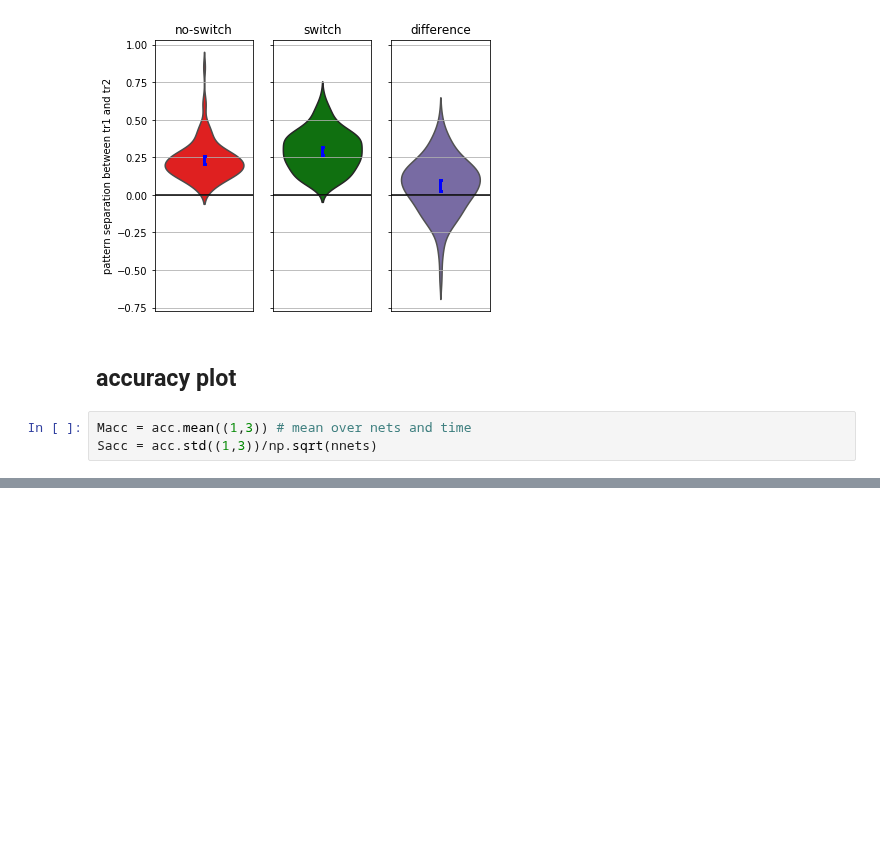
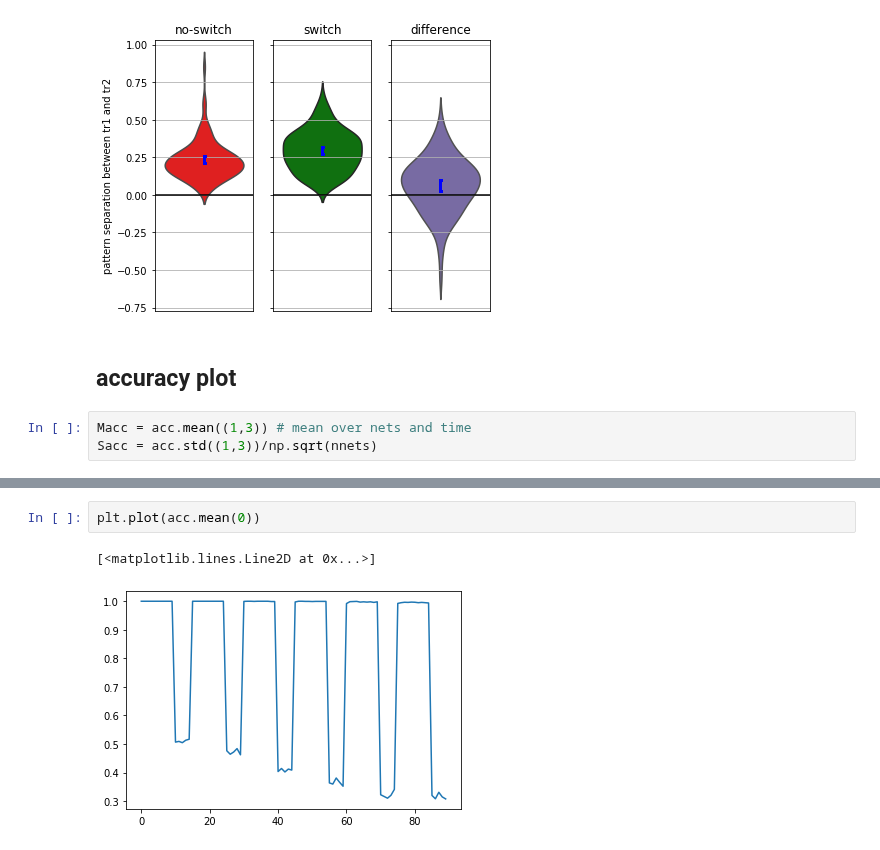
Before and after one commit to andrebeu/PM, a Jupyter notebook: buckets N100 - coglunch19.ipynb, the cells around one changed output, grey strips where cells are left out. Saved outputs shown, nothing was run; the diff lists cells and outputs as text; blank space fills up the shorter version.

```diff
--- a/buckets N100 - coglunch19.ipynb
+++ b/buckets N100 - coglunch19.ipynb
@@ -303,0 +365,5 @@ Text(0, 0.5, 'accuracy difference')
+# %%
+plt.plot(acc.mean(0))
+# %% [output]
+[<matplotlib.lines.Line2D at 0x...>]
+[figure, added]
```
Also changed, not shown: parts of 12 cells of this notebook, 3 other files.
